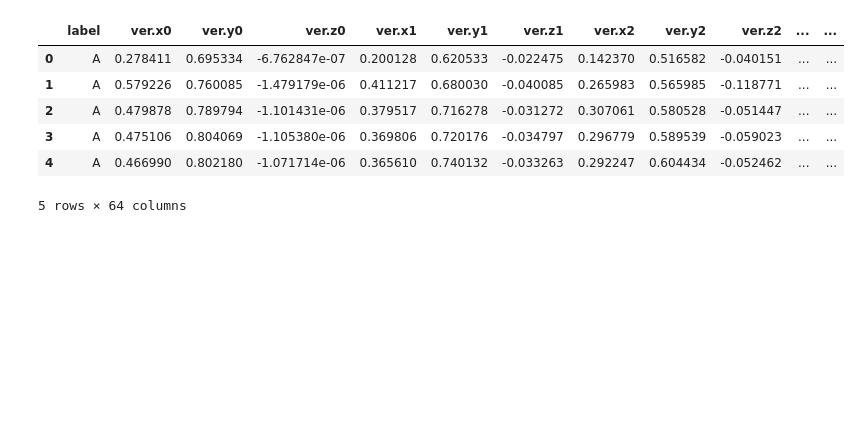
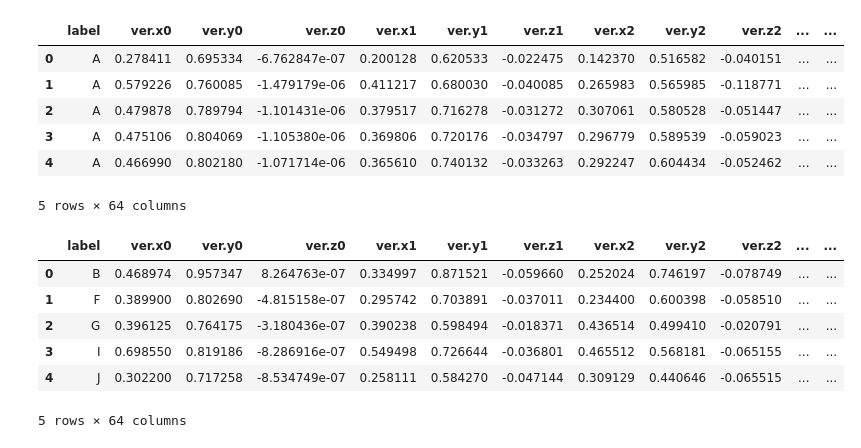
Before and after one commit to MoonS1120/Sign-Language-Detection-AI, a Jupyter notebook: ASL-detection.ipynb, the cells around one changed output. Drawn from its saved outputs; the diff is of its cells as text; code cells hidden in the pictures; blank space fills up the shorter version.

```diff
--- a/ASL-detection.ipynb
+++ b/ASL-detection.ipynb
@@ -51,6 +51,7 @@ import matplotlib.pyplot as plt
 import seaborn as sns
 # %%
 train = pd.read_csv('Dataset/train_data.csv')
+test = pd.read_csv('Dataset/test_data.csv')
 # %%
 train.head()
 # %% [output]
@@ -61,6 +62,16 @@ train.head()
 | 3 | A | 0.475106 | 0.804069 | -1.105380e-06 | 0.369806 | 0.720176 | -0.034797 | 0.296779 | 0.589539 | -0.059023 | ... | ... |
 | 4 | A | 0.466990 | 0.802180 | -1.071714e-06 | 0.365610 | 0.740132 | -0.033263 | 0.292247 | 0.604434 | -0.052462 | ... | ... |
 5 rows × 64 columns
+# %%
+test.head()
+# %% [output]
+|  | label | ver.x0 | ver.y0 | ver.z0 | ver.x1 | ver.y1 | ver.z1 | ver.x2 | ver.y2 | ver.z2 | ... | ... |
+| 0 | B | 0.468974 | 0.957347 | 8.264763e-07 | 0.334997 | 0.871521 | -0.059660 | 0.252024 | 0.746197 | -0.078749 | ... | ... |
+| 1 | F | 0.389900 | 0.802690 | -4.815158e-07 | 0.295742 | 0.703891 | -0.037011 | 0.234400 | 0.600398 | -0.058510 | ... | ... |
+| 2 | G | 0.396125 | 0.764175 | -3.180436e-07 | 0.390238 | 0.598494 | -0.018371 | 0.436514 | 0.499410 | -0.020791 | ... | ... |
+| 3 | I | 0.698550 | 0.819186 | -8.286916e-07 | 0.549498 | 0.726644 | -0.036801 | 0.465512 | 0.568181 | -0.065155 | ... | ... |
+| 4 | J | 0.302200 | 0.717258 | -8.534749e-07 | 0.258111 | 0.584270 | -0.047144 | 0.309129 | 0.440646 | -0.065515 | ... | ... |
+5 rows × 64 columns
 # %%
 labels = train['label'].values
 unique_val = np.array(labels)
```
Also changed, not shown: parts of 15 cells of this notebook.
